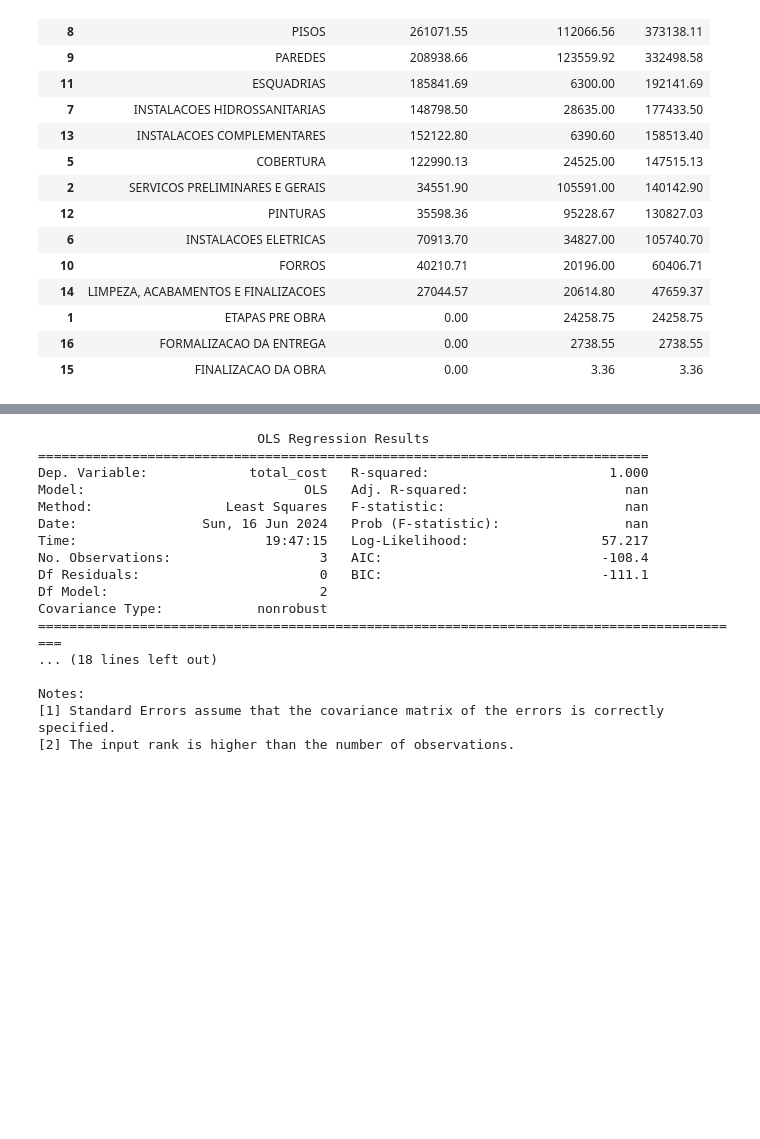
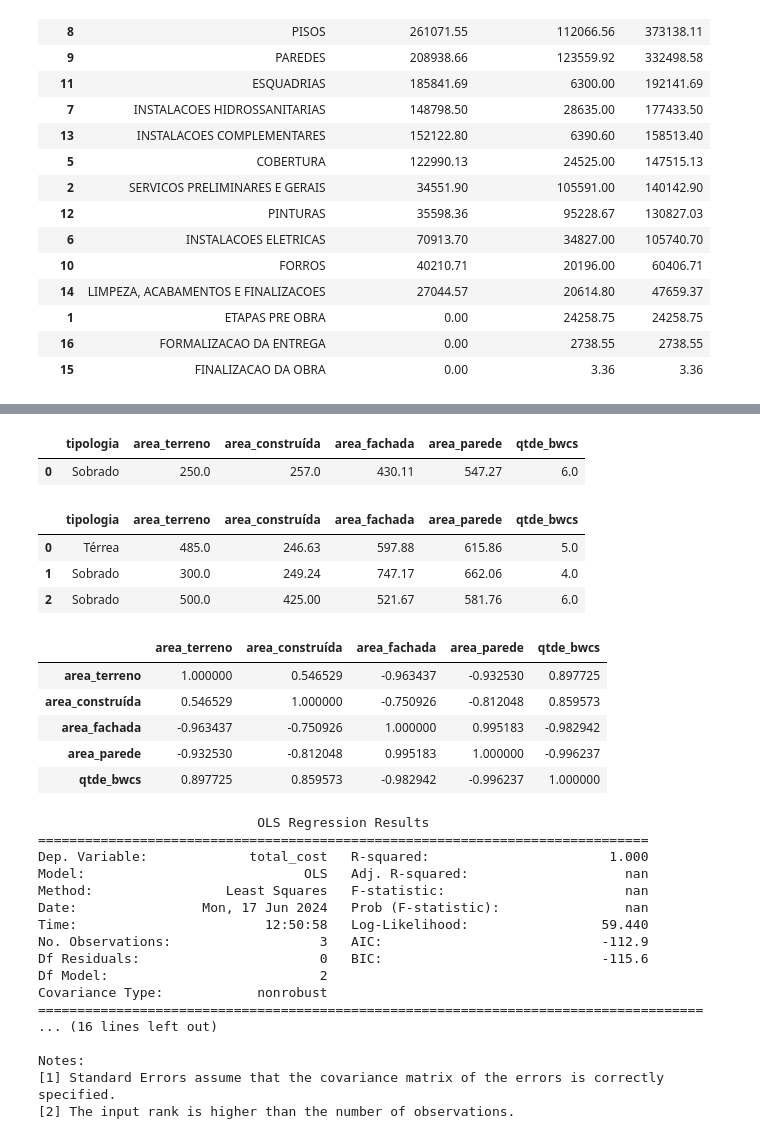
Before and after one commit to vector-b/makasi-data, a Jupyter notebook: _initial_eda.ipynb, the cells around one changed output, grey strips where cells are left out. Saved outputs shown, nothing was run; the diff lists cells and outputs as text; code cells hidden in the pictures; blank space fills up the shorter version.

Commit message:
Working for the Weekend - Updated simple modelm, bug in scaler

```diff
--- a/_initial_eda.ipynb
+++ b/_initial_eda.ipynb
@@ -180,7 +190,7 @@ totals = ['total_execution_cost','total_material_cost','total_cost']
 # %%
 prd = Predictor(header_totals)
 for col in totals:
-    train_cols = [col for col in header_totals.columns if col not in ['file', 'titulo', 'total_cost', 'total_execution_cost', 'total_material_cost']]
+    train_cols = [col for col in header_totals.columns if col not in ['file', 'titulo', 'area_fundação', 'total_cost', 'total_execution_cost', 'total_material_cost']]
     X = header_totals[train_cols]
     y = header_totals[col]
 
@@ -193,0 +218,20 @@ total_cost: 3993325.18
+# %%
+from sklearn.metrics import root_mean_squared_error
+prd = Predictor(header_totals)
+for col in totals:
+    train_cols = [col for col in header_totals.columns if col not in ['file', 'titulo', 'area_fundação', 'total_cost', 'total_execution_cost', 'total_material_cost']]
+    X = header_totals[train_cols]
+    y = header_totals[col]
+
+    #separete train and test using the first and the third row for train and the second for test
+    X_train, X_test = X.iloc[[0,2]], X.iloc[[1]]
+    y_train, y_test = y.iloc[[0,2]], y.iloc[[1]]
+
+    prd.fit(X_train, y_train, use_scaler=True)
+
+    pred = prd.predict(X_test, use_scaler=False)
+
+    rmse = root_mean_squared_error(y_test, pred)
+
+    print(f'{col}: {round(pred[0],2)}')
+    print(f'RMSE: {round(rmse,2)}')
@@ -194,3 +257,24 @@ total_cost: 3993325.18
+# %%
+loader.predict_df[train_cols]
+# %% [output]
+|  | tipologia | area_terreno | area_construída | area_fachada | area_parede | qtde_bwcs |
+| 0 | Sobrado | 250.0 | 257.0 | 430.11 | 547.27 | 6.0 |
+# %%
+header_totals[train_cols]
+# %% [output]
+|  | tipologia | area_terreno | area_construída | area_fachada | area_parede | qtde_bwcs |
+| 0 | Térrea | 485.0 | 246.63 | 597.88 | 615.86 | 5.0 |
+| 1 | Sobrado | 300.0 | 249.24 | 747.17 | 662.06 | 4.0 |
+| 2 | Sobrado | 500.0 | 425.00 | 521.67 | 581.76 | 6.0 |
+# %%
+header_totals[train_cols].drop(columns=['tipologia']).corr()
+# %% [output]
+|  | area_terreno | area_construída | area_fachada | area_parede | qtde_bwcs |
+| area_terreno | 1.000000 | 0.546529 | -0.963437 | -0.932530 | 0.897725 |
+| area_construída | 0.546529 | 1.000000 | -0.750926 | -0.812048 | 0.859573 |
+| area_fachada | -0.963437 | -0.750926 | 1.000000 | 0.995183 | -0.982942 |
+| area_parede | -0.932530 | -0.812048 | 0.995183 | 1.000000 | -0.996237 |
+| qtde_bwcs | 0.897725 | 0.859573 | -0.982942 | -0.996237 | 1.000000 |
 # %%
 X = header_totals[train_cols]
 y = header_totals[totals[2]]
@@ -201,14 +285,14 @@ prd.fit_stats_model(X,y)
 Dep. Variable:             total_cost   R-squared:                       1.000
 Model:                            OLS   Adj. R-squared:                    nan
 Method:                 Least Squares   F-statistic:                       nan
-Date:                Sun, 16 Jun 2024   Prob (F-statistic):                nan
-Time:                        19:47:15   Log-Likelihood:                 57.217
-No. Observations:                   3   AIC:                            -108.4
-Df Residuals:                       0   BIC:                            -111.1
+Date:                Mon, 17 Jun 2024   Prob (F-statistic):                nan
+Time:                        12:50:58   Log-Likelihood:                 59.440
+No. Observations:                   3   AIC:                            -112.9
+Df Residuals:                       0   BIC:                            -115.6
 Df Model:                           2
 Covariance Type:            nonrobust
-===========================================================================================
-... (18 lines left out)
+=====================================================================================
+... (16 lines left out)
 
 Notes:
 [1] Standard Errors assume that the covariance matrix of the errors is correctly specified.
```
Also changed, not shown: parts of 9 cells of this notebook, 4 other files.
